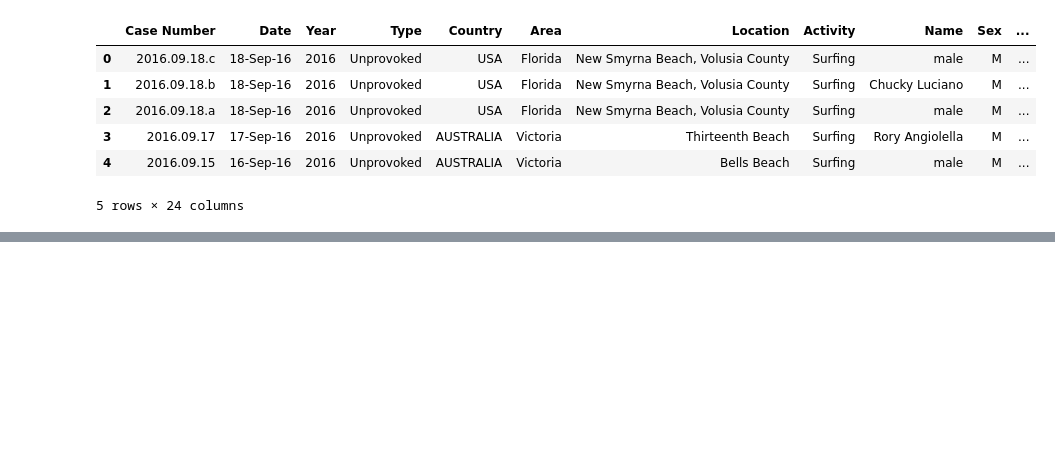
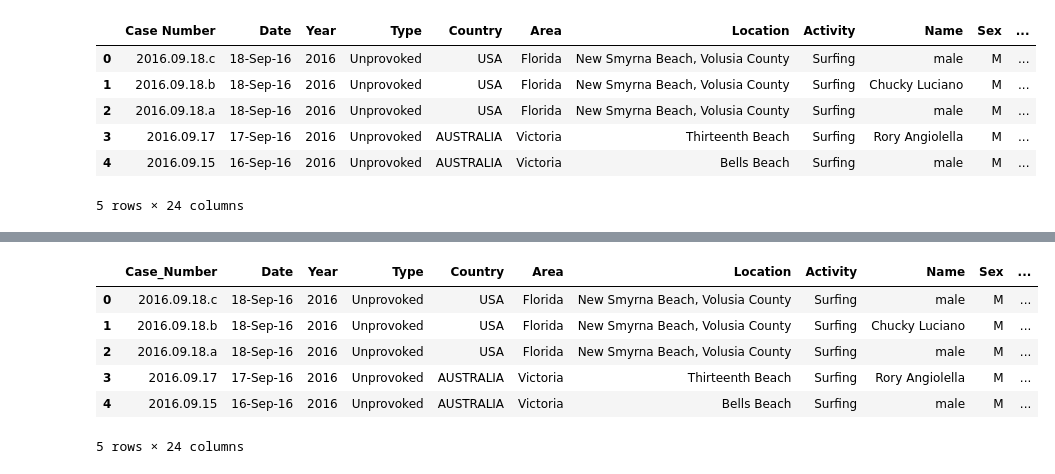
Before and after one commit to alejandroperela/datamad0119, a Jupyter notebook: module-1/pandas-project/your-code/data-wrangling.ipynb, the cells around one changed output, grey strips where cells are left out. Drawn from its saved outputs; the diff is of its cells as text; code cells hidden in the pictures; blank space fills up the shorter version.

```diff
--- a/module-1/pandas-project/your-code/data-wrangling.ipynb
+++ b/module-1/pandas-project/your-code/data-wrangling.ipynb
@@ -23,9 +13,0 @@ Index(['Case Number', 'Date', 'Year', 'Type', 'Country', 'Area', 'Location',
-# %%
-data.colums = ['Case_Number', 'Date', 'Year', 'Type', 'Country', 'Area', 'Location',
-       'Activity', 'Name', 'Sex ', 'Age', 'Injury', 'Fatal_Y/N', 'Time',
-       'Species ', 'Investigator_or_Source', 'pdf', 'href_formula', 'href',
-       'Case_Number.1', 'Case_Number.2', 'original_order', 'Unnamed:_22',
-       'Unnamed:_23']
-data.rename(index=str, columns={"Case Number": "Case_Number", "Date": "Data"})
-
-data.columns
@@ -58,0 +14,17 @@ Index(['Case Number', 'Date', 'Year', 'Type', 'Country', 'Area', 'Location',
+# %%
+data = data.rename(index=str, columns={"Case Number": "Case_Number", "Sex ": "Sex",
+                                       "Fatal (Y/N)": "Fatal_Y/N", "Species ": "Species",
+                                       "Investigator or Source": "Investigator_or_Source",
+                                       "href formula": "href_formula", "Case Number.1": "Case_Number_1",
+                                       "Case Number.2": "Case_Number_2",
+                                       "original order": "original_order", "Unnamed: 22": "Unnamed:_22",
+                                       "Unnamed: 23": "Unnamed:_23"})
+data.head()
+# %% [output]
+|  | Case_Number | Date | Year | Type | Country | Area | Location | Activity | Name | Sex | ... |
+| 0 | 2016.09.18.c | 18-Sep-16 | 2016 | Unprovoked | USA | Florida | New Smyrna Beach, Volusia County | Surfing | male | M | ... |
+| 1 | 2016.09.18.b | 18-Sep-16 | 2016 | Unprovoked | USA | Florida | New Smyrna Beach, Volusia County | Surfing | Chucky Luciano | M | ... |
+| 2 | 2016.09.18.a | 18-Sep-16 | 2016 | Unprovoked | USA | Florida | New Smyrna Beach, Volusia County | Surfing | male | M | ... |
+| 3 | 2016.09.17 | 17-Sep-16 | 2016 | Unprovoked | AUSTRALIA | Victoria | Thirteenth Beach | Surfing | Rory Angiolella | M | ... |
+| 4 | 2016.09.15 | 16-Sep-16 | 2016 | Unprovoked | AUSTRALIA | Victoria | Bells Beach | Surfing | male | M | ... |
+5 rows × 24 columns
```
Also changed, not shown: parts of 10 cells of this notebook.
